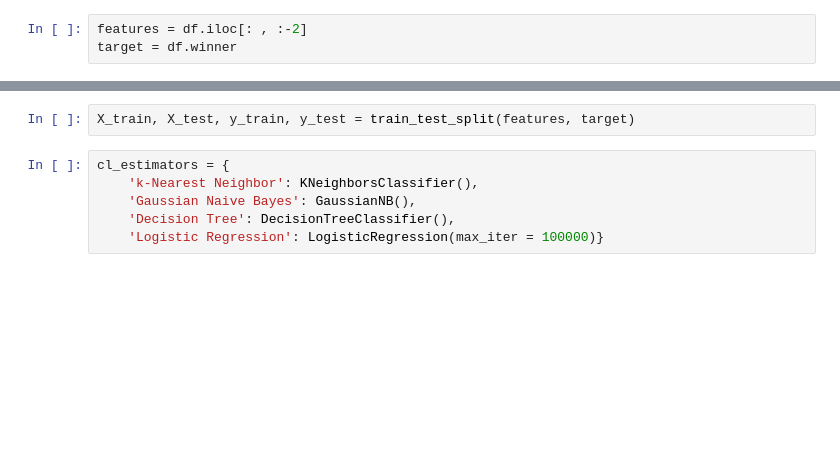
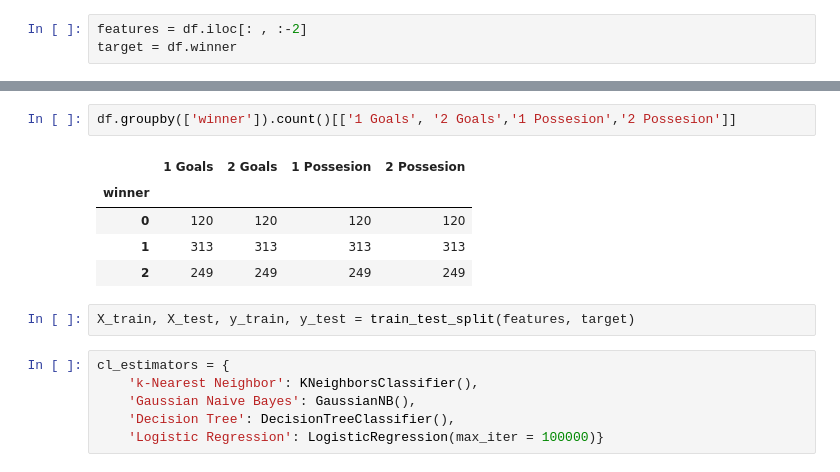
Before and after one commit to ido-tzhori/Soccer-Stats, a Jupyter notebook: Half Predict.ipynb, the cells around one changed output, grey strips where cells are left out. Saved outputs shown, nothing was run; the diff lists cells and outputs as text; blank space fills up the shorter version.

```diff
--- a/Half Predict.ipynb
+++ b/Half Predict.ipynb
@@ -36,3 +43,11 @@ df
+# %%
+df.groupby(['winner']).count()[['1 Goals', '2 Goals','1 Possesion','2 Possesion']]
+# %% [output]
+|  | 1 Goals | 2 Goals | 1 Possesion | 2 Possesion |
+| winner |  |  |  |  |
+| 0 | 120 | 120 | 120 | 120 |
+| 1 | 313 | 313 | 313 | 313 |
+| 2 | 249 | 249 | 249 | 249 |
 # %%
 X_train, X_test, y_train, y_test = train_test_split(features, target)
 # %%
```
Also changed, not shown: parts of 30 cells of this notebook, 3 other files.
